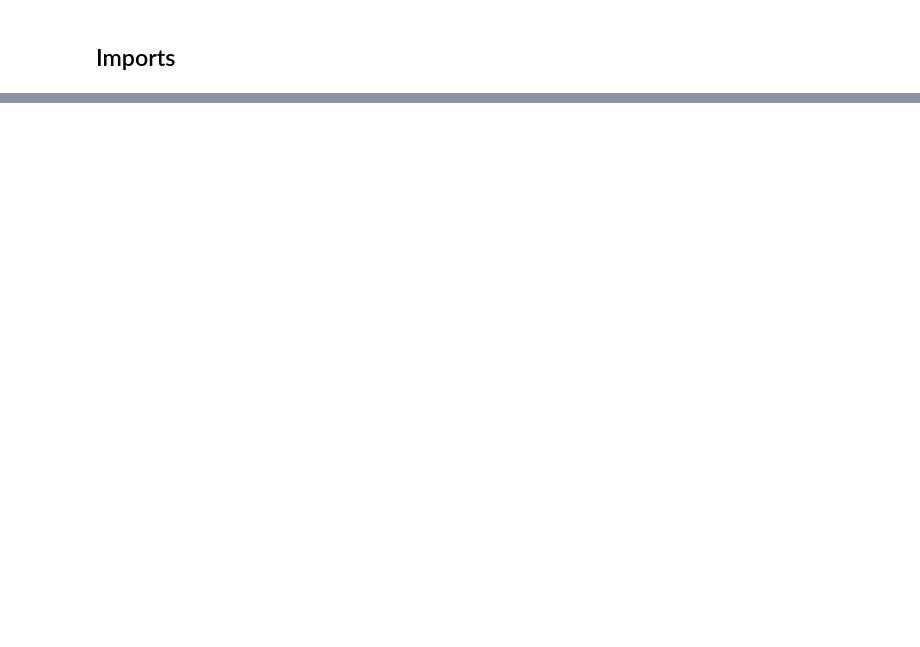
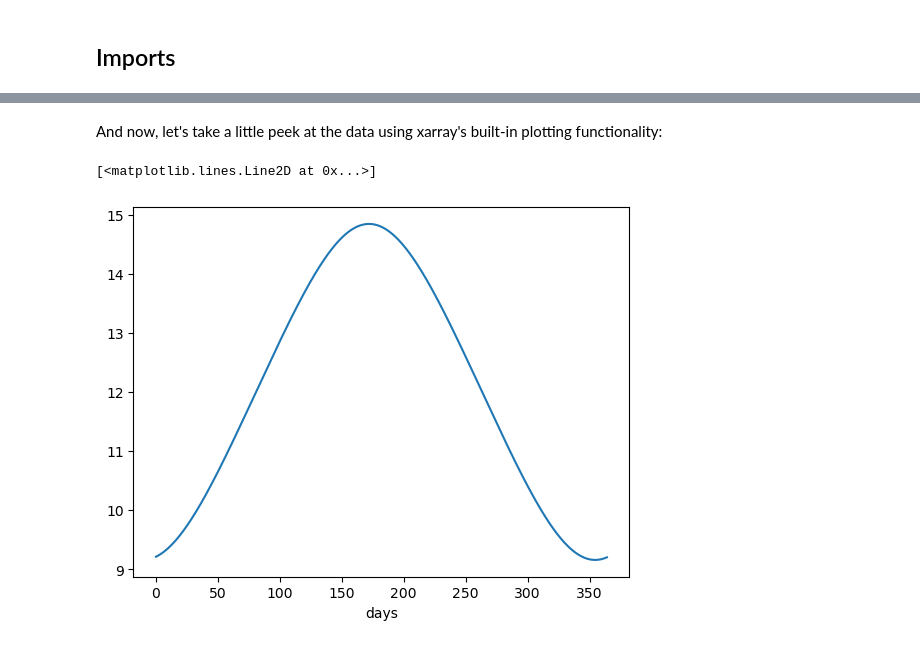
Before and after one commit to NCAR/geocat-tutorials, a Jupyter notebook: notebooks/geocat-comp/01-using_geocat_comp.ipynb, the cells around one changed output, grey strips where cells are left out. Cells and saved outputs as stored; diff of their text form; code cells hidden in the pictures; blank space fills up the shorter version.

Commit message:
first pass at max_daylight

```diff
--- a/notebooks/geocat-comp/01-using_geocat_comp.ipynb
+++ b/notebooks/geocat-comp/01-using_geocat_comp.ipynb
@@ -21,0 +24,3 @@ Now, let's look at `relhum`'s docstring to see what it does.
+# %%
+daylight_hours = max_daylight(np.arange(0, 365), 40)
+daylight_hours
@@ -21,0 +49,3 @@ Now, let's look at `relhum`'s docstring to see what it does.
+# %%
+daylight_hours = xr.DataArray(daylight_hours, dims=("days", "hours of daylight"))
+daylight_hours
@@ -21,0 +70,7 @@ Now, let's look at `relhum`'s docstring to see what it does.
+# %% [markdown]
+And now, let's take a little peek at the data using xarray's built-in plotting functionality:
+# %%
+daylight_hours.plot()
+# %% [output]
+[<matplotlib.lines.Line2D at 0x...>]
+[figure, added]
```
Also changed, not shown: parts of 10 cells of this notebook, 2 other files.
